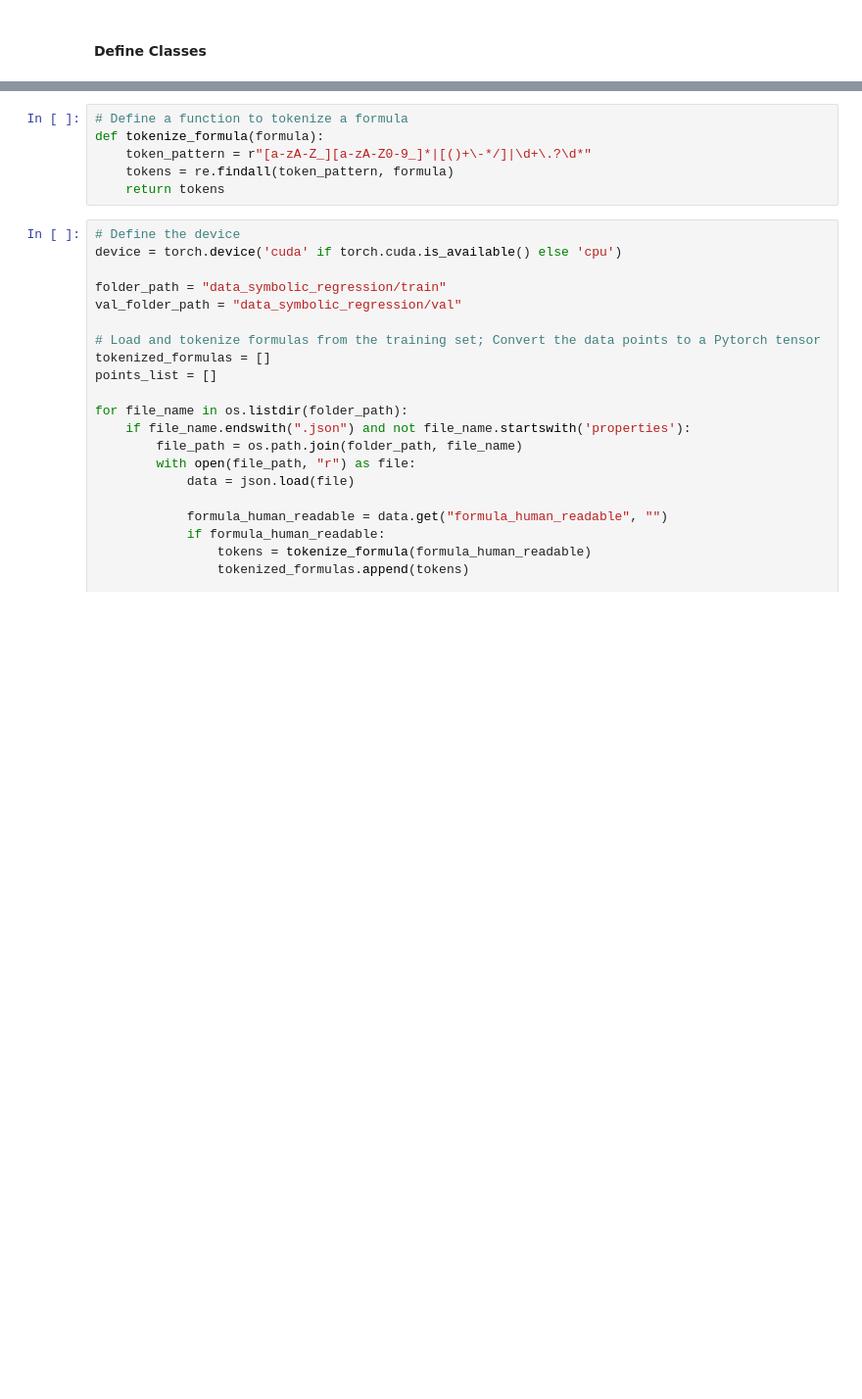
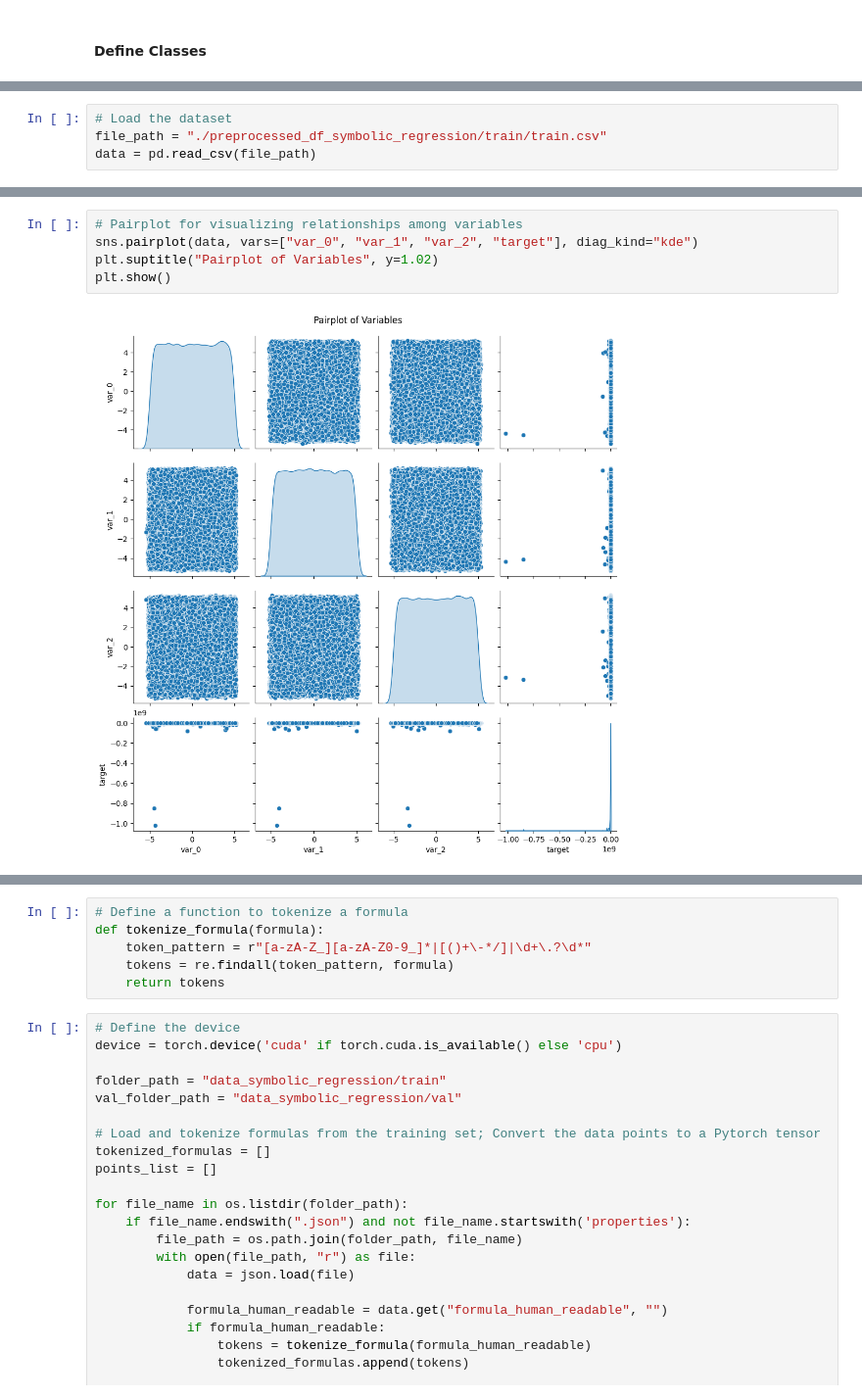
Before and after one commit to cverghes/STAT940_Project, a Jupyter notebook: Final_Diffusion_Model.ipynb, the cells around one changed output, grey strips where cells are left out. Shown at 98% size. Saved outputs shown, nothing was run; the diff lists cells and outputs as text; blank space fills up the shorter version.

```diff
--- a/Final_Diffusion_Model.ipynb
+++ b/Final_Diffusion_Model.ipynb
@@ -121,0 +128,4 @@ class ReverseProcessModel(nn.Module):
+# %%
+# Load the dataset
+file_path = "./preprocessed_df_symbolic_regression/train/train.csv"
+data = pd.read_csv(file_path)
@@ -121,0 +200,7 @@ class ReverseProcessModel(nn.Module):
+# %%
+# Pairplot for visualizing relationships among variables
+sns.pairplot(data, vars=["var_0", "var_1", "var_2", "target"], diag_kind="kde")
+plt.suptitle("Pairplot of Variables", y=1.02)
+plt.show()
+# %% [output]
+[figure, added]
```
Also changed, not shown: parts of 17 cells of this notebook.
